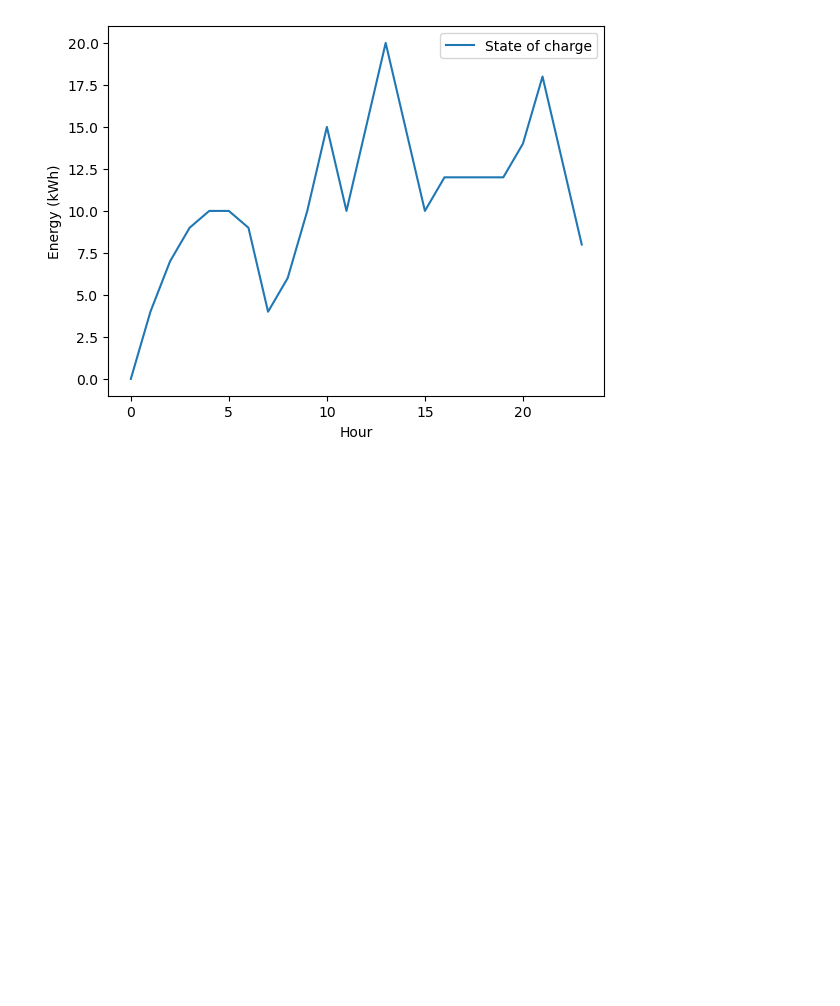
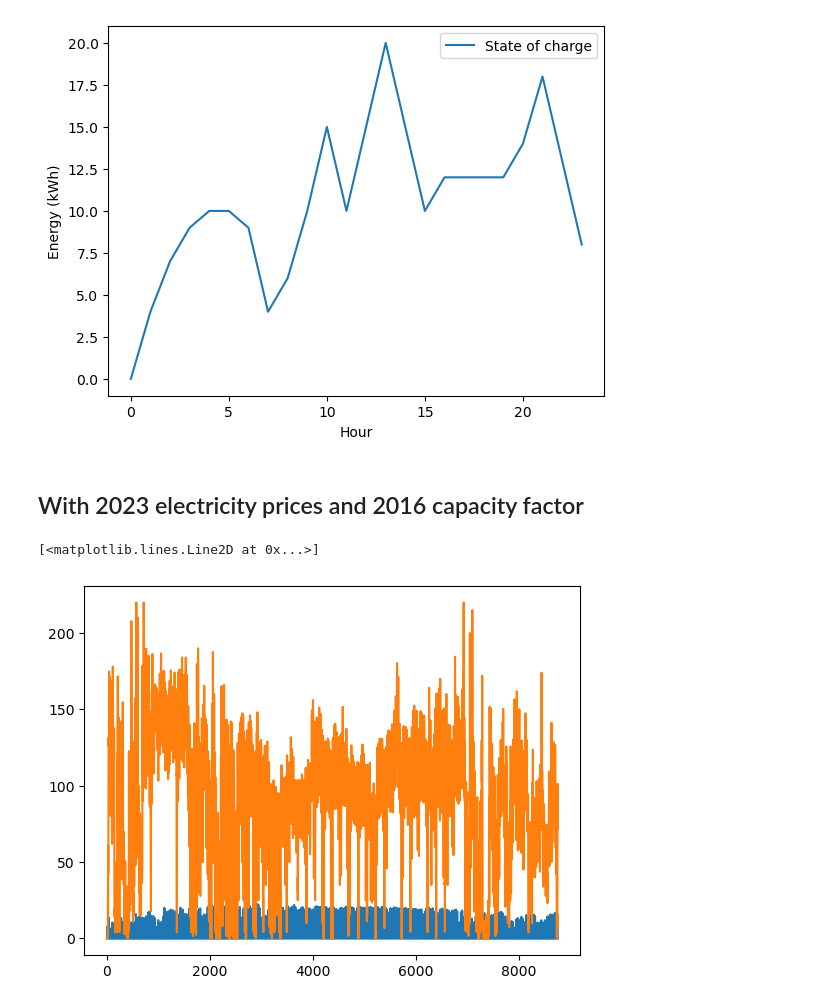
Before and after one commit to TinusAlsos/specialization_project, a Jupyter notebook: src/deterministic_model.ipynb, the cells around one changed output. Drawn from its saved outputs; the diff is of its cells as text; code cells hidden in the pictures; blank space fills up the shorter version.

Commit message:
Data generation and processing. Run deterministic model over 1 year with generated prodction and real electricity prices

```diff
--- a/src/deterministic_model.ipynb
+++ b/src/deterministic_model.ipynb
@@ -213,3 +213,23 @@ plt.legend()
 # %% [output]
 <matplotlib.legend.Legend at 0x...>
 [figure]
+# %% [markdown]
+## With 2023 electricity prices and 2016 capacity factor
+# %%
+import pandas as pd
+import os
+DATA_FOLDER = os.path.join(os.getcwd(), '..', 'data', 'processed')
+# %%
+capacity_peak = 30 # MW
+electricity_prices = pd.read_csv(os.path.join(DATA_FOLDER,'electricity_prices_spain_2023.csv'))
+capacity_factors = pd.read_csv(os.path.join(DATA_FOLDER,'merra_spain_2016.csv'))
+# %%
+capacity_factors_list = capacity_factors['Capacity factor'].to_numpy()
+electricity_prices_list = electricity_prices['Price (EUR/MWhe)'].to_numpy()
+production_pv = capacity_peak * capacity_factors_list
+# %%
+plt.plot(production_pv, label='PV production')
+plt.plot(electricity_prices_list, label='Electricity prices')
+# %% [output]
+[<matplotlib.lines.Line2D at 0x...>]
+[figure, added]
```
Also changed, not shown: parts of 7 cells of this notebook, 5 other files.
